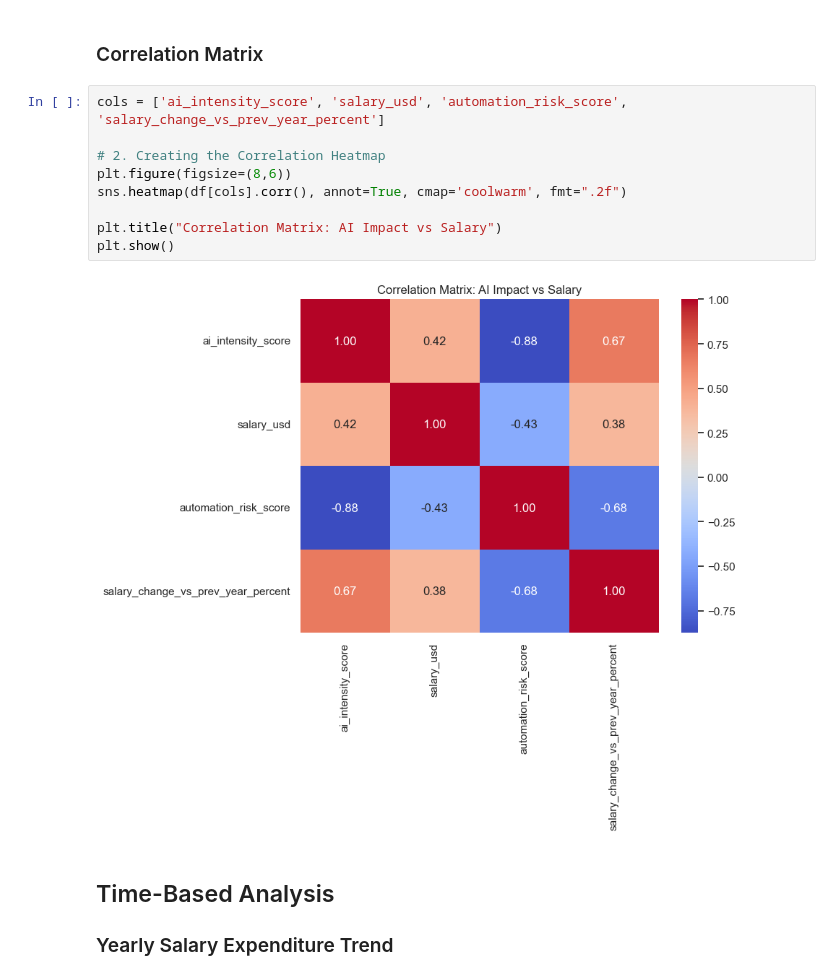
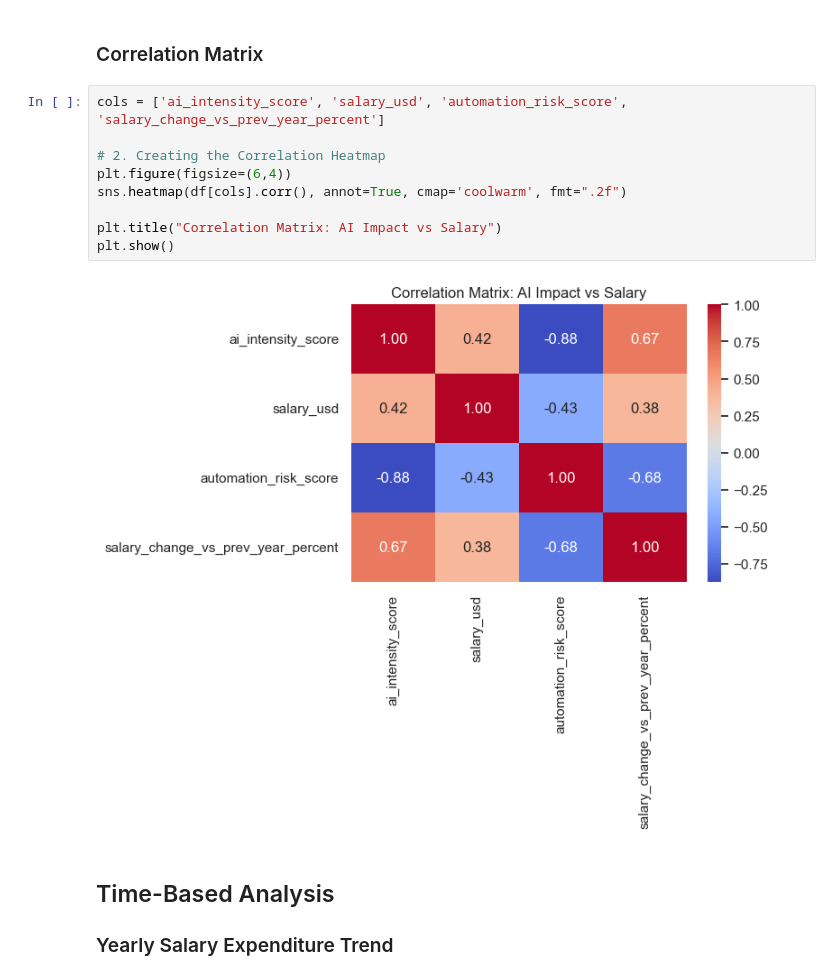
Before and after one commit to Obai04/Machine-Learning, a Jupyter notebook: CCSIT_ARTI308_Lab3.ipynb, the cells around one changed output. Cells and saved outputs as stored; diff of their text form.

```diff
--- a/CCSIT_ARTI308_Lab3.ipynb
+++ b/CCSIT_ARTI308_Lab3.ipynb
@@ -318,14 +294,14 @@ plt.show()
 # %%
 cols = ['ai_intensity_score', 'salary_usd', 'automation_risk_score', 'salary_change_vs_prev_year_percent']
 
 # 2. Creating the Correlation Heatmap
-plt.figure(figsize=(8,6))
+plt.figure(figsize=(6,4))
 sns.heatmap(df[cols].corr(), annot=True, cmap='coolwarm', fmt=".2f")
 
 plt.title("Correlation Matrix: AI Impact vs Salary")
 plt.show()
 # %% [output]
-[figure, old version]
+[figure, new version]
 # %% [markdown]
 ## Time-Based Analysis
 ### Yearly Salary Expenditure Trend
```
Also changed, not shown: parts of 3 cells of this notebook.
